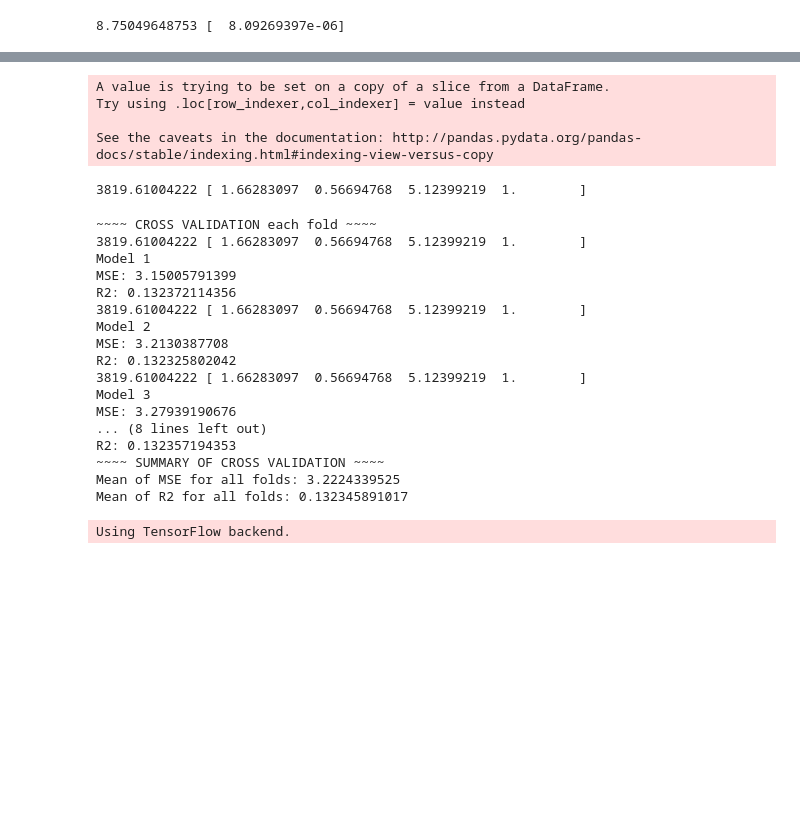
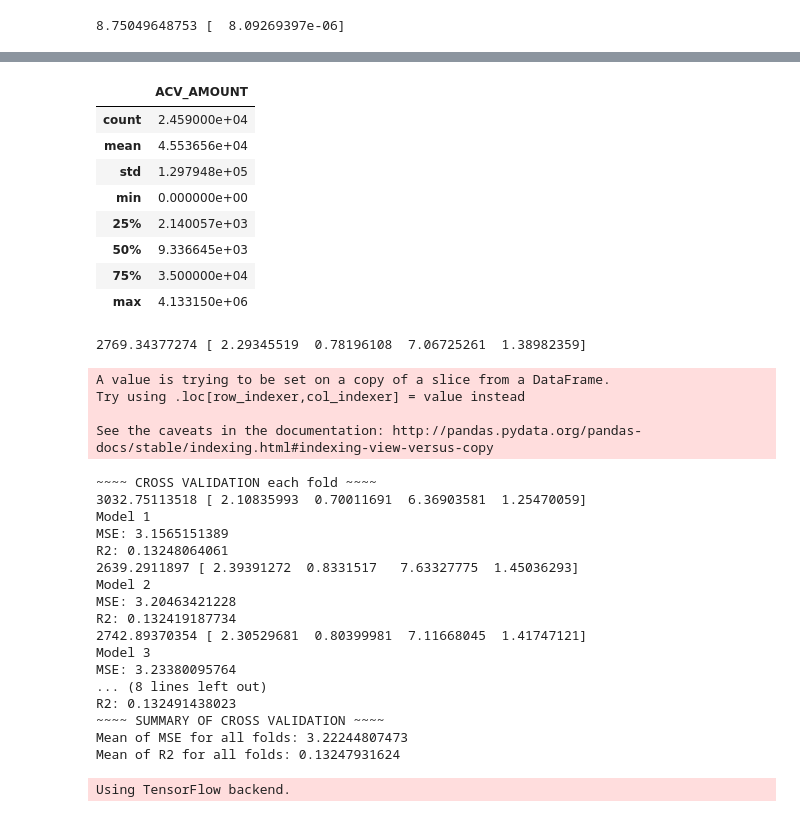
Before and after one commit to jnmbloem/Hans01, a Jupyter notebook: projects/final-project/Final Project v1.ipynb, the cells around one changed output, grey strips where cells are left out. Saved outputs shown, nothing was run; the diff lists cells and outputs as text; code cells hidden in the pictures; blank space fills up the shorter version.

```diff
--- a/projects/final-project/Final Project v1.ipynb
+++ b/projects/final-project/Final Project v1.ipynb
@@ -315,3 +368,15 @@ print results.intercept_, results.coef_
+# %%
+X.describe()
+# %% [output]
+|  | ACV_AMOUNT |
+| count | 2.459000e+04 |
+| mean | 4.553656e+04 |
+| std | 1.297948e+05 |
+| min | 0.000000e+00 |
+| 25% | 2.140057e+03 |
+| 50% | 9.336645e+03 |
+| 75% | 3.500000e+04 |
+| max | 4.133150e+06 |
 # %%
 # from sklearn import linear_model --> I prefer sklearn over statsmodel
 
@@ -322,7 +387,9 @@ print results.intercept_, results.coef_
 df11 = df10[df10.TOTAL_INDEMNITY_AMOUNT != 0] # eliminates specified rows
 df11["log-y"] = np.log(df11['TOTAL_INDEMNITY_AMOUNT']) # does the log transformation
 
-X = df11[["UNIT_TYPE_Contents","UNIT_TYPE_EMRP","UNIT_TYPE_Building","UNIT_TYPE_SIU"]]
+
+
+X = df11[["UNIT_TYPE_Contents","UNIT_TYPE_EMRP","UNIT_TYPE_Building","UNIT_TYPE_ALE"]]
 # apply here the new dummy columns
 y = df11["log-y"]
 
@@ -333,21 +400,20 @@ results = model.fit(X, y)
 
 # Print the coefficients but transform it back from the log transformation by exponential function
 # the coefficients are how the specific variable differs from the "base" variable whose column
-# you did not include as a dummy column
+# you did not include as a dummy column. In this case "base" is the Flooring Unit since it is
+# not included above. Note that the "base" can not be only units that have no indemnity amount.
+# I tried that and all coefficients became 1
 print np.exp(results.intercept_), np.exp(results.coef_)
 
-# ???? I am not sure how to intrepret this
-# for example if the unit type is Contents what do the data below say about the
-# expected TOTAL_INDEMNITY_AMOUNT?
-
-# it is all relative to the base unit type that did not get its own 1 or 0 column (the default value of UNIT type)
-# if this default unit type was a non-paying unit
+# These coefficient should be interpreted as follows:
+# the 2769.34 is the base variable associated with Flooring (in thisa case)
+# If the unit type is for example content, the indemnity 2.293 times the 2769.34
 # %% [output]
-A value is trying to be set on a copy of a slice from a DataFrame.
-Try using .loc[row_indexer,col_indexer] = value instead
-
-See the caveats in the documentation: http://pandas.pydata.org/pandas-docs/stable/indexing.html#indexing-view-versus-copy
+2769.34377274 [ 2.29345519  0.78196108  7.06725261  1.38982359]
-3819.61004222 [ 1.66283097  0.56694768  5.12399219  1.        ]
+A value is trying to be set on a copy of a slice from a DataFrame.
+Try using .loc[row_indexer,col_indexer] = value instead
+
+See the caveats in the documentation: http://pandas.pydata.org/pandas-docs/stable/indexing.html#indexing-view-versus-copy
 # %%
 from sklearn import cross_validation
 from sklearn import linear_model, metrics
@@ -362,7 +428,7 @@ n= 0
 print "~~~~ CROSS VALIDATION each fold ~~~~"
 for train_index, test_index in kf:
     lm = linear_model.LinearRegression().fit(X.iloc[train_index], y.iloc[train_index])
-    print np.exp(results.intercept_), np.exp(results.coef_)
+    print np.exp(lm.intercept_), np.exp(lm.coef_)
     mse_values.append(metrics.mean_squared_error(y.iloc[test_index], lm.predict(X.iloc[test_index])))
     scores.append(lm.score(X, y))
     n+=1
@@ -375,22 +441,27 @@ print "~~~~ SUMMARY OF CROSS VALIDATION ~~~~"
 print 'Mean of MSE for all folds:', np.mean(mse_values)
 print 'Mean of R2 for all folds:', np.mean(scores)
 
-# why are all the 5 folds have the same results?
+# the folds all have slightly different results but what is most important is
+# to look at the mean MSE and the mean R2. In this case focus on R2 since MSE is
+# harder to interpret given that it is unit dependent and after log transformation
+# harder to interpret. The relatively low R2 value indicates that predicting the
+# TOTAL_INDEMNITY_AMOUNT using only the 4 specified dummy UNIT_TYPE columns will be very
+# inaccurate. It will only explain about 13% of the variance
 # %% [output]
 ~~~~ CROSS VALIDATION each fold ~~~~
-3819.61004222 [ 1.66283097  0.56694768  5.12399219  1.        ]
+3032.75113518 [ 2.10835993  0.70011691  6.36903581  1.25470059]
 Model 1
-MSE: 3.15005791399
-R2: 0.132372114356
-3819.61004222 [ 1.66283097  0.56694768  5.12399219  1.        ]
+MSE: 3.1565151389
+R2: 0.13248064061
+2639.2911897 [ 2.39391272  0.8331517   7.63327775  1.45036293]
 Model 2
-MSE: 3.2130387708
-R2: 0.132325802042
-3819.61004222 [ 1.66283097  0.56694768  5.12399219  1.        ]
+MSE: 3.20463421228
+R2: 0.132419187734
+2742.89370354 [ 2.30529681  0.80399981  7.11668045  1.41747121]
 Model 3
-MSE: 3.27939190676
+MSE: 3.23380095764
 ... (8 lines left out)
-R2: 0.132357194353
+R2: 0.132491438023
 ~~~~ SUMMARY OF CROSS VALIDATION ~~~~
-Mean of MSE for all folds: 3.2224339525
-Mean of R2 for all folds: 0.132345891017
+Mean of MSE for all folds: 3.22244807473
+Mean of R2 for all folds: 0.13247931624
```
Also changed, not shown: parts of 21 cells of this notebook.
